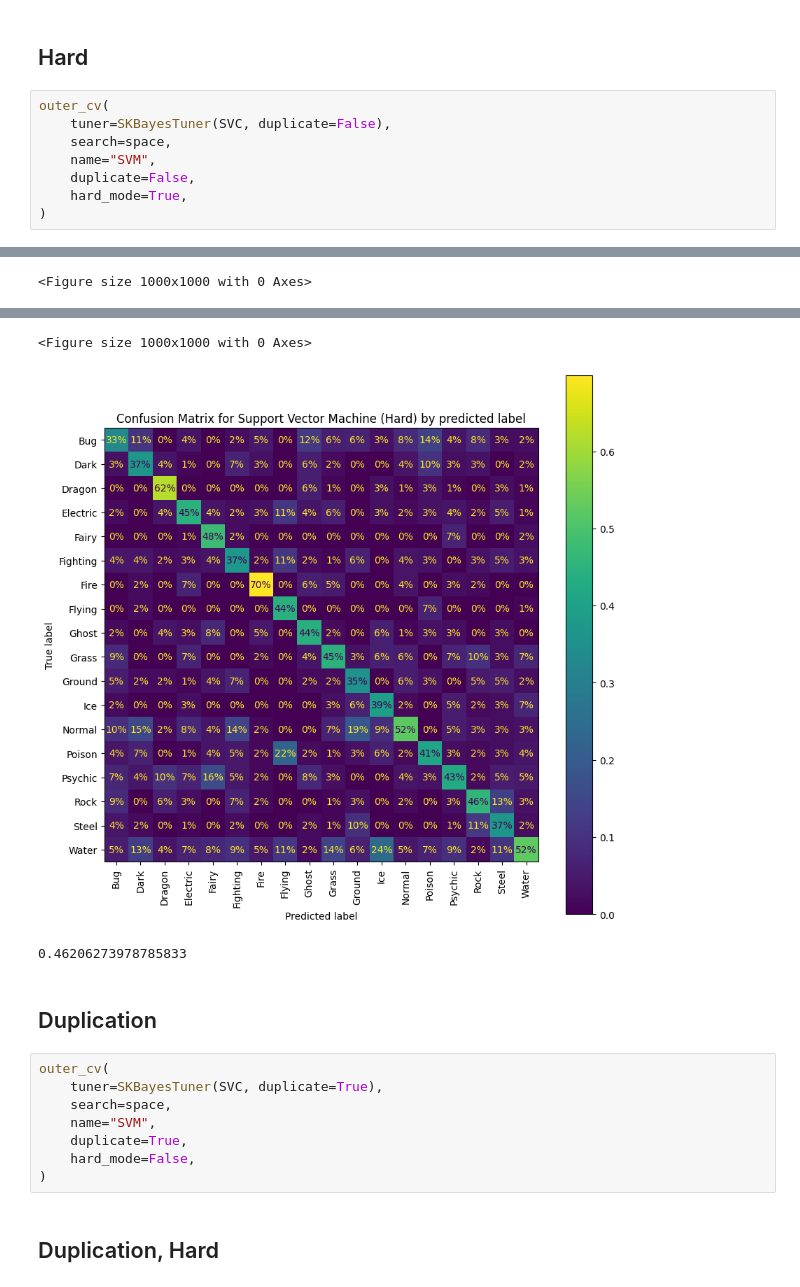
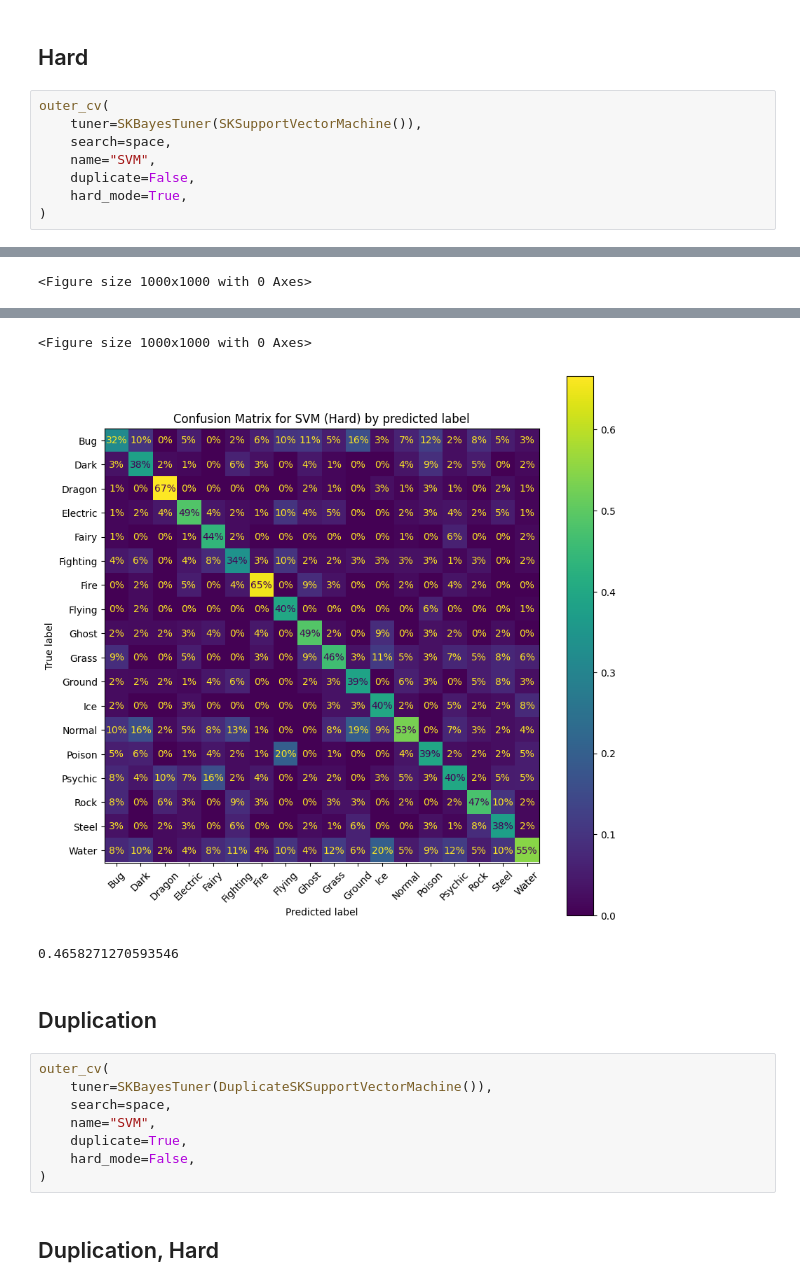
Before and after one commit to xujustinj/pokemon-type-classification, a Jupyter notebook: src/support_vector_machine.ipynb, the cells around one changed output, grey strips where cells are left out. Cells and saved outputs as stored; diff of their text form.

Commit message:
Hard-code duplicated classes
Thanks pickle

```diff
--- a/src/support_vector_machine.ipynb
+++ b/src/support_vector_machine.ipynb
@@ -87,7 +86,7 @@ outer_cv(
 ## Hard
 # %%
 outer_cv(
-    tuner=SKBayesTuner(SVC, duplicate=False),
+    tuner=SKBayesTuner(SKSupportVectorMachine()),
     search=space,
     name="SVM",
     duplicate=False,
@@ -114,11 +113,11 @@ outer_cv(
 <Figure size 1000x1000 with 0 Axes>
-[figure, old version]
+[figure, new version]
-0.46206273978785833
+0.4658271270593546
 # %% [markdown]
 ## Duplication
 # %%
 outer_cv(
-    tuner=SKBayesTuner(SVC, duplicate=True),
+    tuner=SKBayesTuner(DuplicateSKSupportVectorMachine()),
     search=space,
     name="SVM",
     duplicate=True,
```
Also changed, not shown: parts of 4 cells of this notebook, 8 other files.
